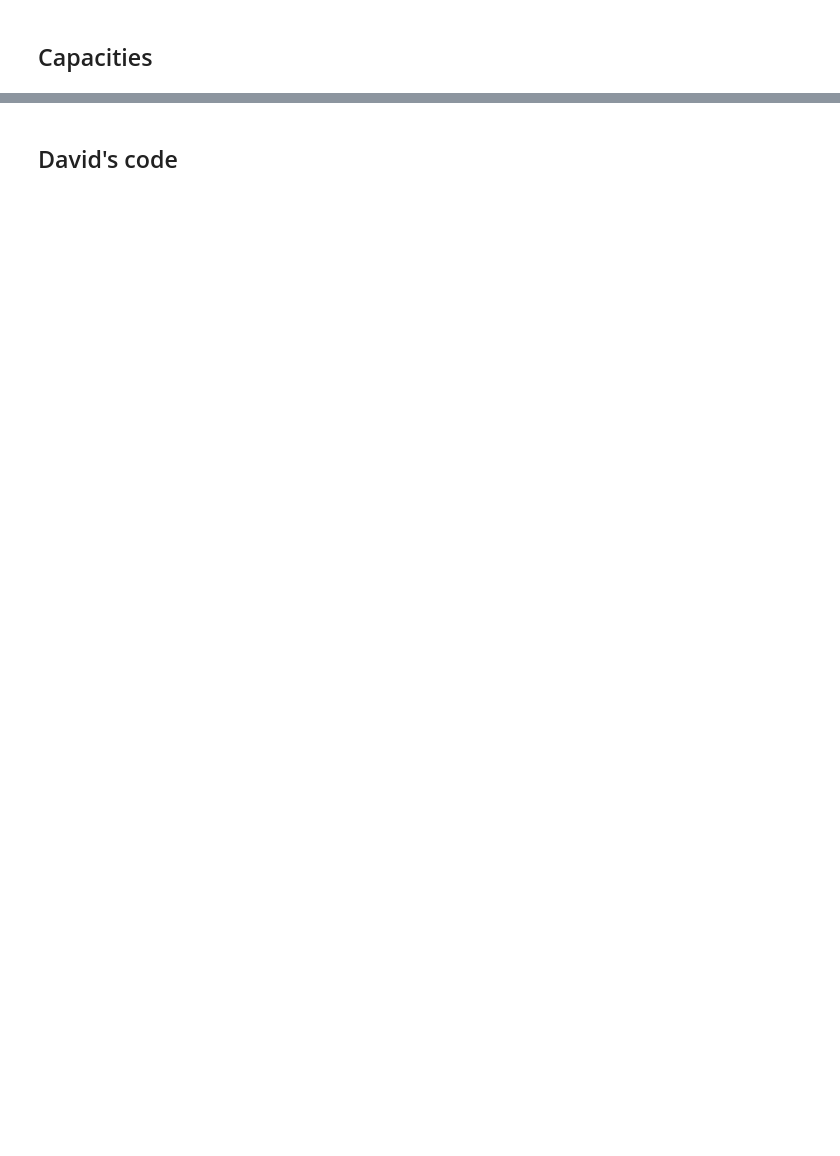
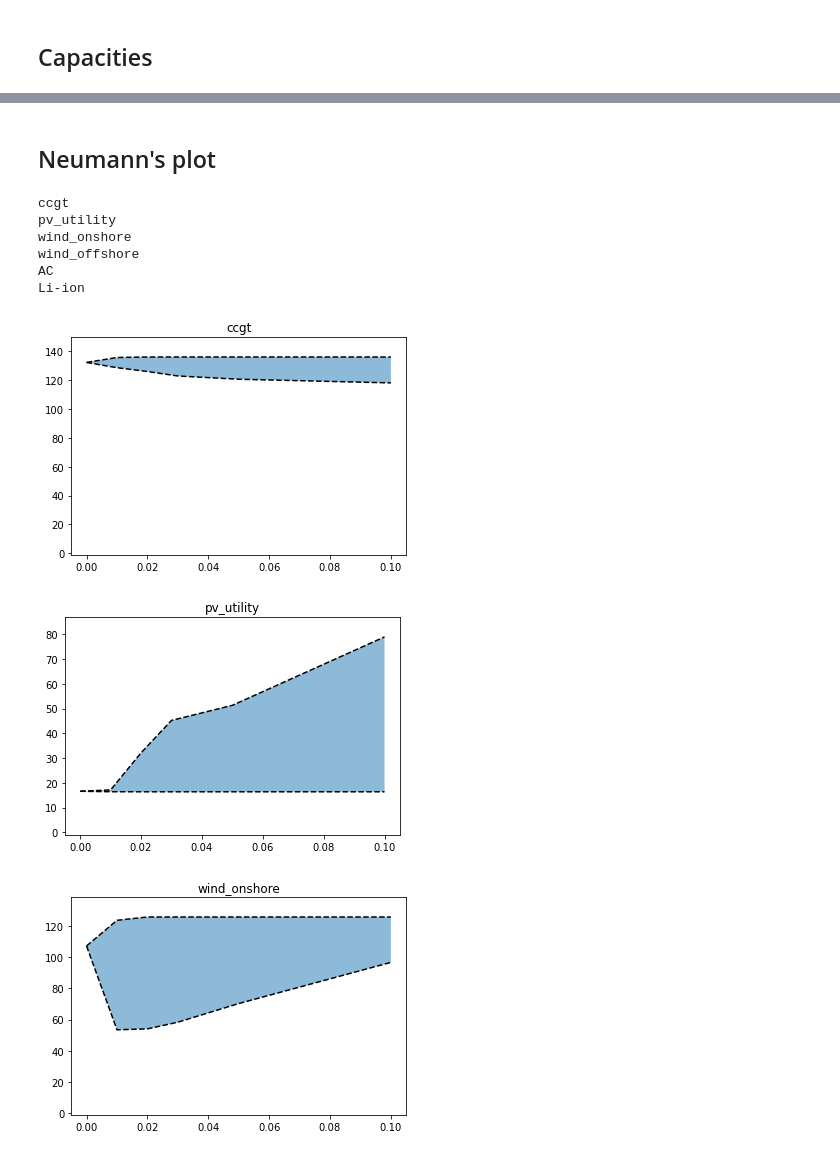
Before and after one commit to montefesp/REplan, a Jupyter notebook: projects/mga/analysis.ipynb, the cells around one changed output, grey strips where cells are left out. Drawn from its saved outputs; the diff is of its cells as text; code cells hidden in the pictures; blank space fills up the shorter version.

```diff
--- a/projects/mga/analysis.ipynb
+++ b/projects/mga/analysis.ipynb
@@ -503,13 +153,0 @@ plt.grid()
-# %%
-# Storage
-techs = ["Li-ion", "phs"]
-cycles = pd.DataFrame(columns=cases, index=techs)
-for case in cases:
-    net = nets[case]
-    for tech in techs:
-        sus = net.storage_units[net.storage_units.type == tech]
-        capacity = (sus.p_nom_opt * sus.max_hours).sum()
-        su_ps = net.storage_units_t.p[sus.index]
-        intake = -su_ps.where(su_ps < 0, 0).sum().sum()
-        cycles.loc[tech, case] = intake/capacity
-print(cycles)
@@ -573,2 +166,2 @@ KeyError: 'nositing_CWE_0.5_excap'
 # %% [markdown]
-## David's code
+## Neumann's plot
@@ -767,0 +168,25 @@ print(df_regions.to_string())
+# %%
+techs = ["ccgt", "pv_utility", "wind_onshore", "wind_offshore", "AC", "Li-ion"]
+x = [0] + epsilons
+for tech in techs:
+    print(tech)
+    plt.figure()
+    mins = min_capacities_df.loc[tech].values.tolist()
+    maxs = max_capacities_df.loc[tech].values.tolist()
+    y1 = [min(mi, ma) for mi, ma in zip(mins, maxs)]
+    y2 = [max(mi, ma) for mi, ma in zip(mins, maxs)]
+    plt.plot(x,y1,'k--')
+    plt.plot(x,y2,'k--')
+    plt.fill_between(x, y1, y2, alpha=0.5)
+    plt.title(tech)
+    plt.ylim([-1, max(max(y1), max(y2))*1.1])
+# %% [output]
+ccgt
+pv_utility
+wind_onshore
+wind_offshore
+AC
+Li-ion
+[figure, added]
+[figure, added]
+[figure, added]
```
Also changed, not shown: parts of 26 cells of this notebook, 3 other files.
